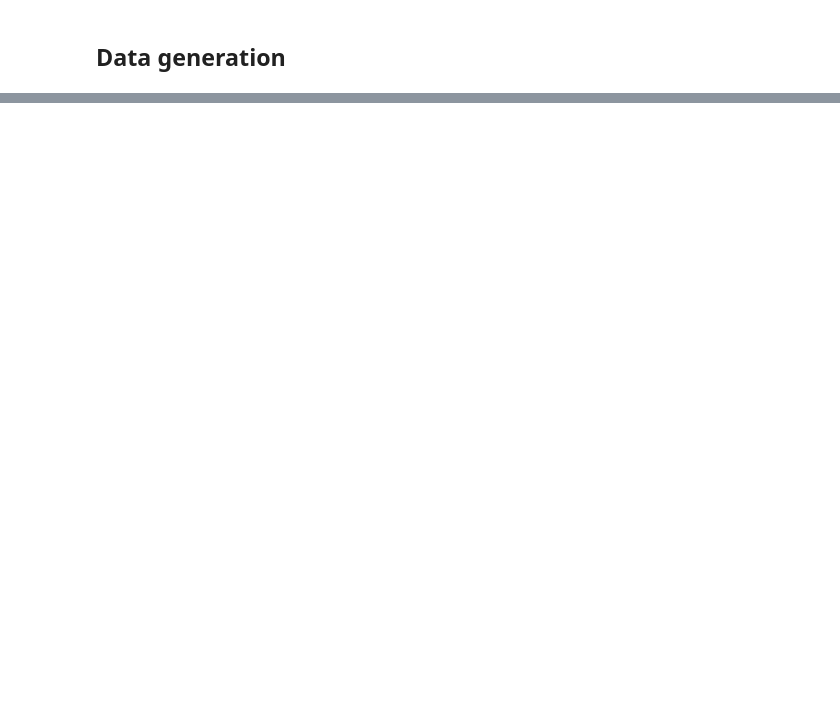
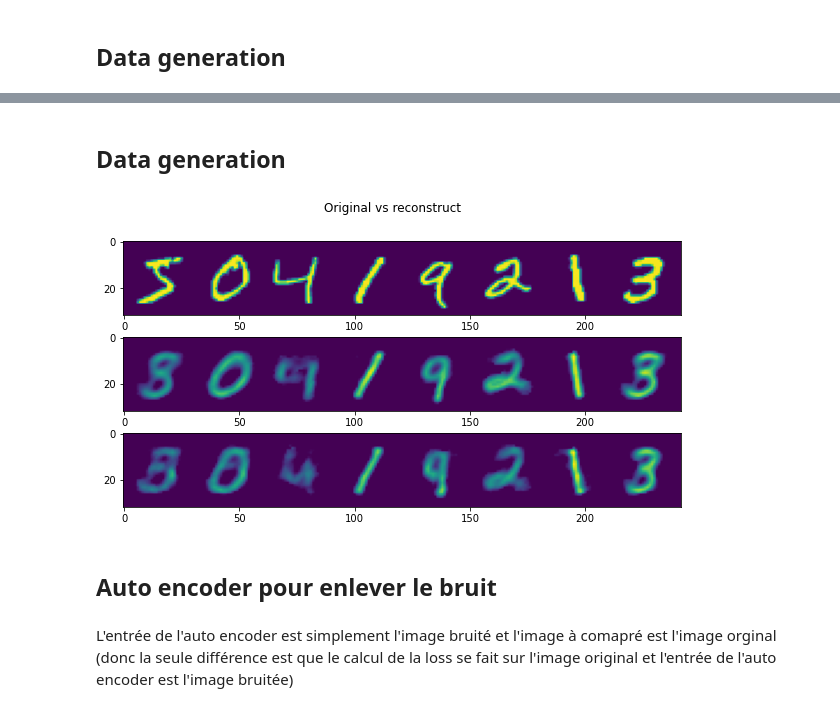
Before and after one commit to jean3108/Advanced-Machine-Learning-Deep-Learning, a Jupyter notebook: TP_1_2/tme3.ipynb, the cells around one changed output, grey strips where cells are left out. Drawn from its saved outputs; the diff is of its cells as text; code cells hidden in the pictures; blank space fills up the shorter version.

Commit message:
Add highway network and start auto encoder to remove noise

```diff
--- a/TP_1_2/tme3.ipynb
+++ b/TP_1_2/tme3.ipynb
@@ -306,0 +490,35 @@ with torch.no_grad():
+# %% [markdown]
+## Data generation
+# %%
+with torch.no_grad():
+    nb1,nb2 = 0,8
+
+    out = model(torch.tensor(train_images[nb1:nb2], dtype=torch.float).reshape(nb2-nb1,784))
+    encode_features = model.encoder(torch.tensor(train_images[nb1:nb2], dtype=torch.float).reshape(nb2-nb1,784))
+    encode_features_1 = encode_features + torch.rand(encode_features.size(0), encode_features.size(1))
+    encode_features_2 = encode_features + 1000*torch.rand(encode_features.size(0), encode_features.size(1))
+    decode_features_1 = model.decoder(encode_features_1)
+    decode_features_2 = model.decoder(encode_features_2)
+
+    images1 = torch.tensor(train_images[nb1:nb2]).unsqueeze(1).repeat(1,3,1,1).double()/255.
+    images2 = torch.tensor(decode_features_1.reshape(nb2-nb1,28,28)).unsqueeze(1).repeat(1,3,1,1).double()/255.
+    images3 = torch.tensor(decode_features_2.reshape(nb2-nb1,28,28)).unsqueeze(1).repeat(1,3,1,1).double()/255.
+    # Permet de fabriquer une grille d'images
+    images1 = make_grid(images1)
+    images2 = make_grid(images2)
+    images3 = make_grid(images3)
+    #writer.add_image(f'samples', images1, 0)
+    #writer.add_image(f'reconstruc', images2, 0)
+
+    i=0
+    fig, axs = plt.subplots(3,figsize=(10,5))
+    fig.suptitle('Original vs reconstruct')
+    axs[0].imshow(images1[i])
+    axs[1].imshow(images2[i])
+    axs[2].imshow(images3[i])
+# %% [output]
+[figure, added]
+# %% [markdown]
+## Auto encoder pour enlever le bruit
+# %% [markdown]
+L'entrée de l'auto encoder est simplement l'image bruité et l'image à comapré est l'image orginal (donc la seule différence est que le calcul de la loss se fait sur l'image original et l'entrée de l'auto encoder est l'image bruitée)
```
Also changed, not shown: parts of 22 cells of this notebook, 6 other files.
